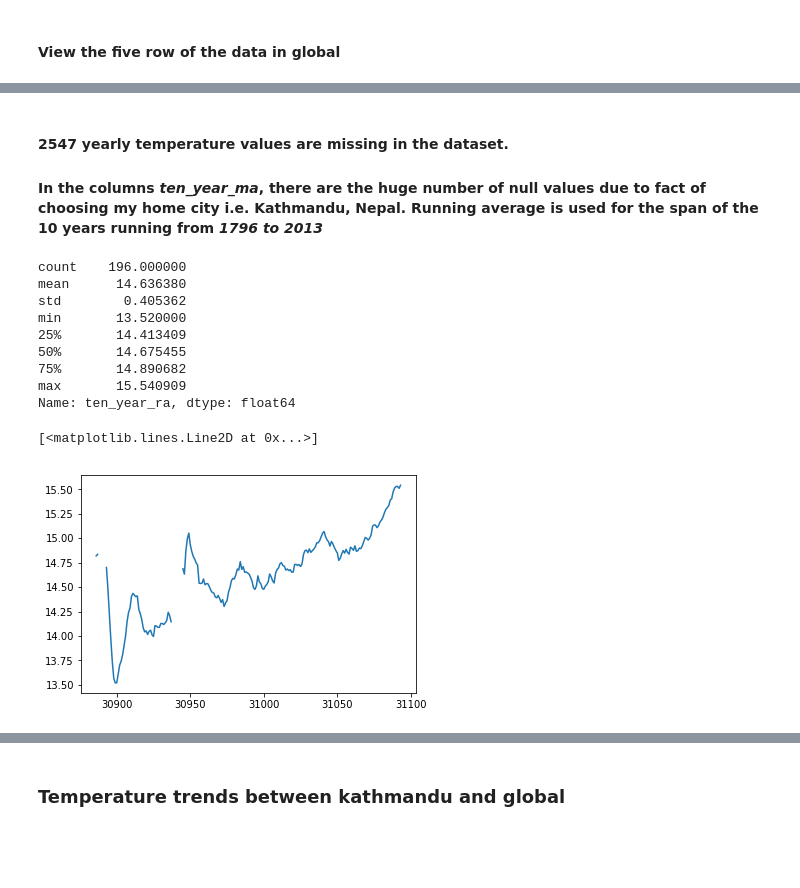
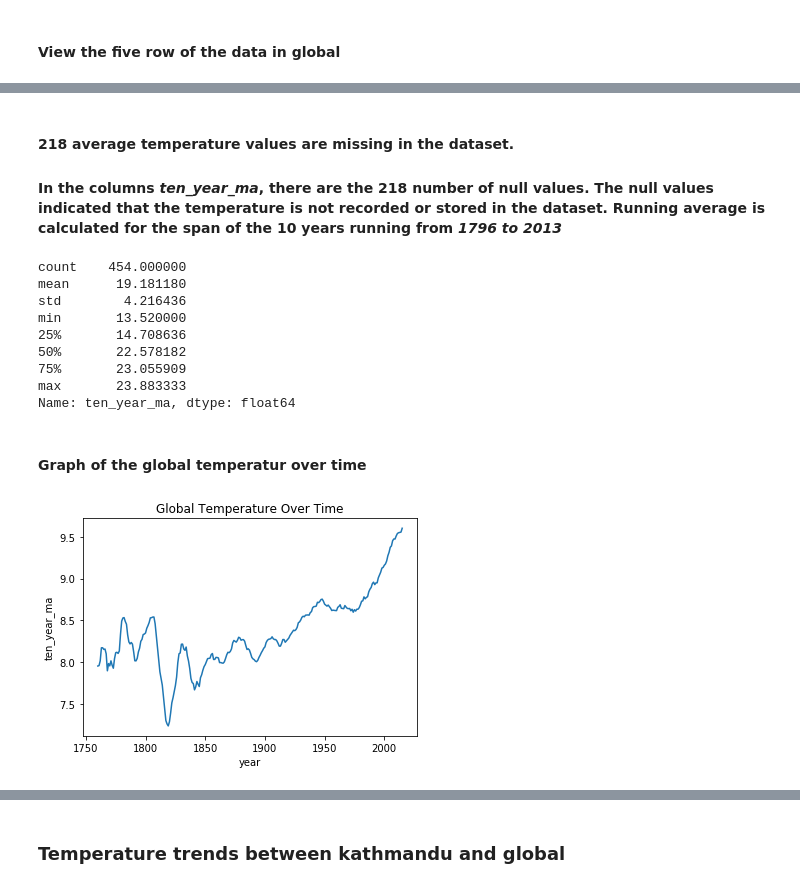
Before and after one commit to rishisubedi/Data_Analysis_Projects, a Jupyter notebook: Project_1/Exploring_weather_trends.ipynb, the cells around one changed output, grey strips where cells are left out. Drawn from its saved outputs; the diff is of its cells as text; code cells hidden in the pictures; blank space fills up the shorter version.

```diff
--- a/Project_1/Exploring_weather_trends.ipynb
+++ b/Project_1/Exploring_weather_trends.ipynb
@@ -65,20 +103,21 @@ dtype: int64
 # %% [markdown]
-<h4>2547 yearly temperature values are missing in the dataset.</h4>
-<h4>In the columns <i>ten_year_ma</i>, there are the huge number of null values due to fact of choosing my home city i.e. Kathmandu, Nepal. Running average is used for the span of the 10 years running from <i>1796 to 2013</i></h4>
+<h4>218 average temperature values are missing in the dataset.</h4>
+<h4>In the columns <i>ten_year_ma</i>, there are the 218 number of null values. The null values indicated that the temperature is not recorded or stored in the dataset. Running average is calculated for the span of the 10 years running from <i>1796 to 2013</i></h4>
 # %%
-df_local['ten_year_ra'].describe()
+df_local['ten_year_ma'].describe()
 # %% [output]
-count    196.000000
-mean      14.636380
-std        0.405362
+count    454.000000
+mean      19.181180
+std        4.216436
 min       13.520000
-25%       14.413409
-50%       14.675455
-75%       14.890682
-max       15.540909
-Name: ten_year_ra, dtype: float64
+25%       14.708636
+50%       22.578182
+75%       23.055909
+max       23.883333
+Name: ten_year_ma, dtype: float64
-# %%
-plt.plot(df_local['ten_year_ra'])
-# %% [output]
-[<matplotlib.lines.Line2D at 0x...>]
-[figure, removed]
+# %% [markdown]
+<h4> Graph of the global temperatur over time </h4>
+# %%
+temp_chart = sns.lineplot(x="year",y="ten_year_ma",data=df_global).set_title('Global Temperature Over Time')
+# %% [output]
+[figure, added]
```
Also changed, not shown: parts of 33 cells of this notebook.
